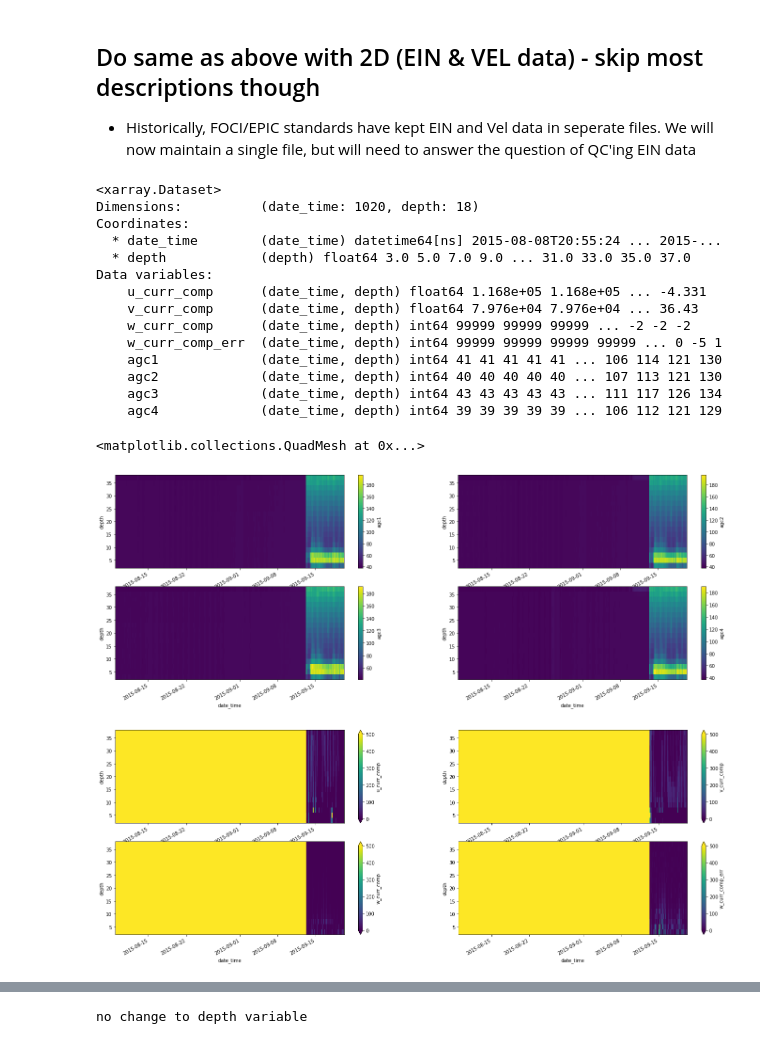
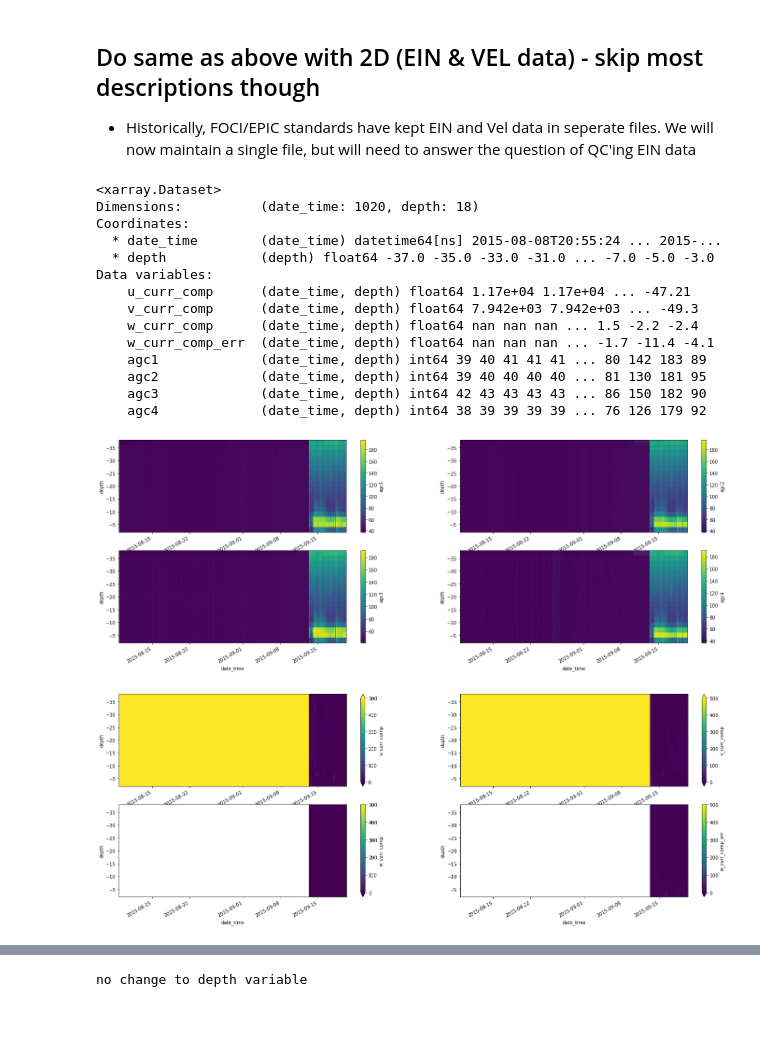
Before and after one commit to NOAA-PMEL/EcoFOCIpy, a Jupyter notebook: notebooks/EcoFOCIpy_adcp_example.ipynb, the cells around one changed output, grey strips where cells are left out. Cells and saved outputs as stored; diff of their text form; code cells hidden in the pictures; blank space fills up the shorter version.

```diff
--- a/notebooks/EcoFOCIpy_adcp_example.ipynb
+++ b/notebooks/EcoFOCIpy_adcp_example.ipynb
@@ -53,7 +57,7 @@ sample_data_dir = '../'
 datafile = sample_data_dir+'staticdata/example_data/adcp_data/'
 instrument = 'ADCP 14068'
 serial = '14068'
-mooring_meta_file = sample_data_dir+'staticdata/mooring_example.yaml'
+mooring_meta_file = sample_data_dir+'staticdata/mooring_adcp_example.yaml'
 inst_meta_file = sample_data_dir+'staticdata/instr_metaconfig/adcp.yaml'
 inst_shortname = ''
 ###############################################################
@@ -119,3 +137,5 @@ Deployment Lon: 2016-05-05
+# %%
+DepthDescription = 'ActualDepth' #or 'DesignedDepth'
 # %% [markdown]
 ## ADCP Internal processing
 
@@ -138,9 +162,9 @@ adcp_wop.mag_dec_corr(latlon_dec[0],latlon_dec[1],dep_date,apply_correction=Fals
 # %%
-#watch for units... cm vs m vs mm
+#watch for units... cm vs m
 depths = (adcp_wop.bins2depth(depth_int=adcp_rpt[1]['bin_length'],
            depth2firstbin=adcp_rpt[1]['distance'],
            numofbins=adcp_rpt[1]['numofbins'],
-           inst_depth=mooring_config['Instrumentation'][instrument]['DesignedDepth']*100.) / 100.).round()
+           inst_depth=mooring_config['Instrumentation'][instrument][DepthDescription]*100.) / 100.).round()
 
 d = np.array([])
 for i in range(0,int(adcp_vel_data.shape[0] / len(depths))):
@@ -328,42 +393,48 @@ merged_file_velein = merged_file_velein.reset_index().set_index(['date_time','de
 # %%
 #workds with 2d files same as 1d... just pass a multi-index dataframe in to method
-adcp_2D_nc = ncCFsave.EcoFOCI_CFnc(df=merged_file_velein,
+adcp_2D_nc = ncCFsave.EcoFOCI_CFnc(df=adcp_velein_data,
                                 instrument_yaml=inst_config,
                                 operation_yaml=mooring_config,
                                 operation_type='mooring',
                                 instrument_id=instrument,
                                 inst_shortname='')
+
 adcp_2D_nc.get_xdf()
 # %% [output]
 <xarray.Dataset>
 Dimensions:          (date_time: 1020, depth: 18)
 Coordinates:
   * date_time        (date_time) datetime64[ns] 2015-08-08T20:55:24 ... 2015-...
-  * depth            (depth) float64 3.0 5.0 7.0 9.0 ... 31.0 33.0 35.0 37.0
+  * depth            (depth) float64 -37.0 -35.0 -33.0 -31.0 ... -7.0 -5.0 -3.0
 Data variables:
-    u_curr_comp      (date_time, depth) float64 1.168e+05 1.168e+05 ... -4.331
-    v_curr_comp      (date_time, depth) float64 7.976e+04 7.976e+04 ... 36.43
-    w_curr_comp      (date_time, depth) int64 99999 99999 99999 ... -2 -2 -2
-    w_curr_comp_err  (date_time, depth) int64 99999 99999 99999 99999 ... 0 -5 1
-    agc1             (date_time, depth) int64 41 41 41 41 41 ... 106 114 121 130
-    agc2             (date_time, depth) int64 40 40 40 40 40 ... 107 113 121 130
-    agc3             (date_time, depth) int64 43 43 43 43 43 ... 111 117 126 134
-    agc4             (date_time, depth) int64 39 39 39 39 39 ... 106 112 121 129
+    u_curr_comp      (date_time, depth) float64 1.17e+04 1.17e+04 ... -47.21
+    v_curr_comp      (date_time, depth) float64 7.942e+03 7.942e+03 ... -49.3
+    w_curr_comp      (date_time, depth) float64 nan nan nan ... 1.5 -2.2 -2.4
+    w_curr_comp_err  (date_time, depth) float64 nan nan nan ... -1.7 -11.4 -4.1
+    agc1             (date_time, depth) int64 39 40 41 41 41 ... 80 142 183 89
+    agc2             (date_time, depth) int64 39 40 40 40 40 ... 81 130 181 95
+    agc3             (date_time, depth) int64 42 43 43 43 43 ... 86 150 182 90
+    agc4             (date_time, depth) int64 38 39 39 39 39 ... 76 126 179 92
 # %%
 #optional plotting
-import matplotlib.pyplot as plt
-fig, axes = plt.subplots(ncols=2, nrows=2, figsize=(24,8))
-adcp_2D_nc.get_xdf()['agc1'].T.plot(ax=axes[0,0])
-adcp_2D_nc.get_xdf()['agc2'].T.plot(ax=axes[0,1])
-adcp_2D_nc.get_xdf()['agc3'].T.plot(ax=axes[1,0])
-adcp_2D_nc.get_xdf()['agc4'].T.plot(ax=axes[1,1])
 
 fig, axes = plt.subplots(ncols=2, nrows=2, figsize=(24,8))
-adcp_2D_nc.get_xdf()['u_curr_comp'].T.plot(ax=axes[0,0],vmin=0, vmax=500)
-adcp_2D_nc.get_xdf()['v_curr_comp'].T.plot(ax=axes[0,1],vmin=0, vmax=500)
-adcp_2D_nc.get_xdf()['w_curr_comp'].T.plot(ax=axes[1,0],vmin=0, vmax=500)
-adcp_2D_nc.get_xdf()['w_curr_comp_err'].T.plot(ax=axes[1,1],vmin=0, vmax=500)
+try:
+    adcp_2D_nc.get_xdf()['agc1'].T.plot(ax=axes[0,0], yincrease=False)
+    adcp_2D_nc.get_xdf()['agc2'].T.plot(ax=axes[0,1], yincrease=False)
+    adcp_2D_nc.get_xdf()['agc3'].T.plot(ax=axes[1,0], yincrease=False)
+    adcp_2D_nc.get_xdf()['agc4'].T.plot(ax=axes[1,1], yincrease=False)
+except:
+    pass
+
+fig, axes = plt.subplots(ncols=2, nrows=2, figsize=(24,8))
+try:
+    adcp_2D_nc.get_xdf()['u_curr_comp'].T.plot(ax=axes[0,0],vmin=0, vmax=500, yincrease=False)
+    adcp_2D_nc.get_xdf()['v_curr_comp'].T.plot(ax=axes[0,1],vmin=0, vmax=500, yincrease=False)
+    adcp_2D_nc.get_xdf()['w_curr_comp'].T.plot(ax=axes[1,0],vmin=0, vmax=500, yincrease=False)
+    adcp_2D_nc.get_xdf()['w_curr_comp_err'].T.plot(ax=axes[1,1],vmin=0, vmax=500, yincrease=False)
+except:
+    pass
 # %% [output]
-<matplotlib.collections.QuadMesh at 0x...>
-[figure, old version]
+[figure, new version]
-[figure, old version]
+[figure, new version]
```
Also changed, not shown: parts of 37 cells of this notebook, 5 other files.
